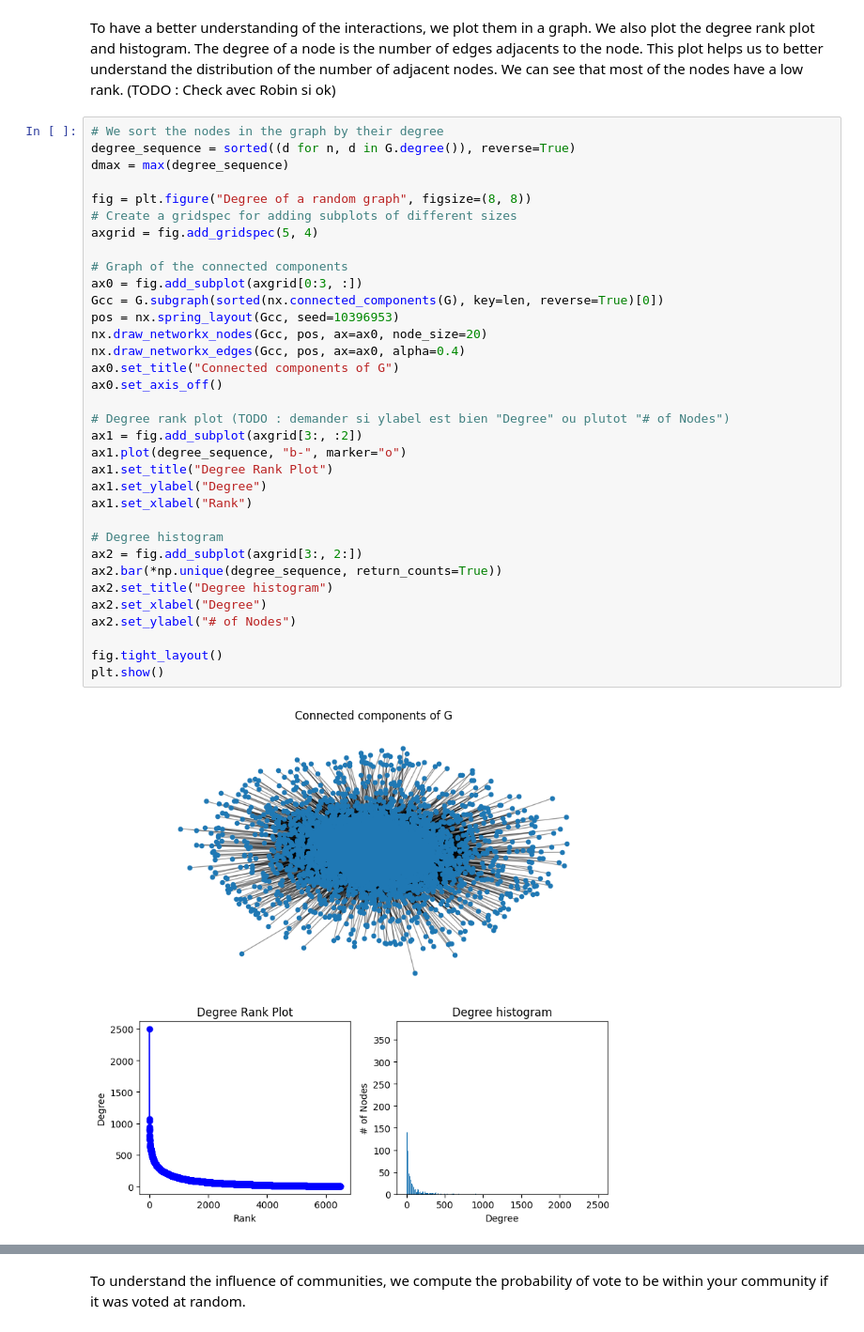
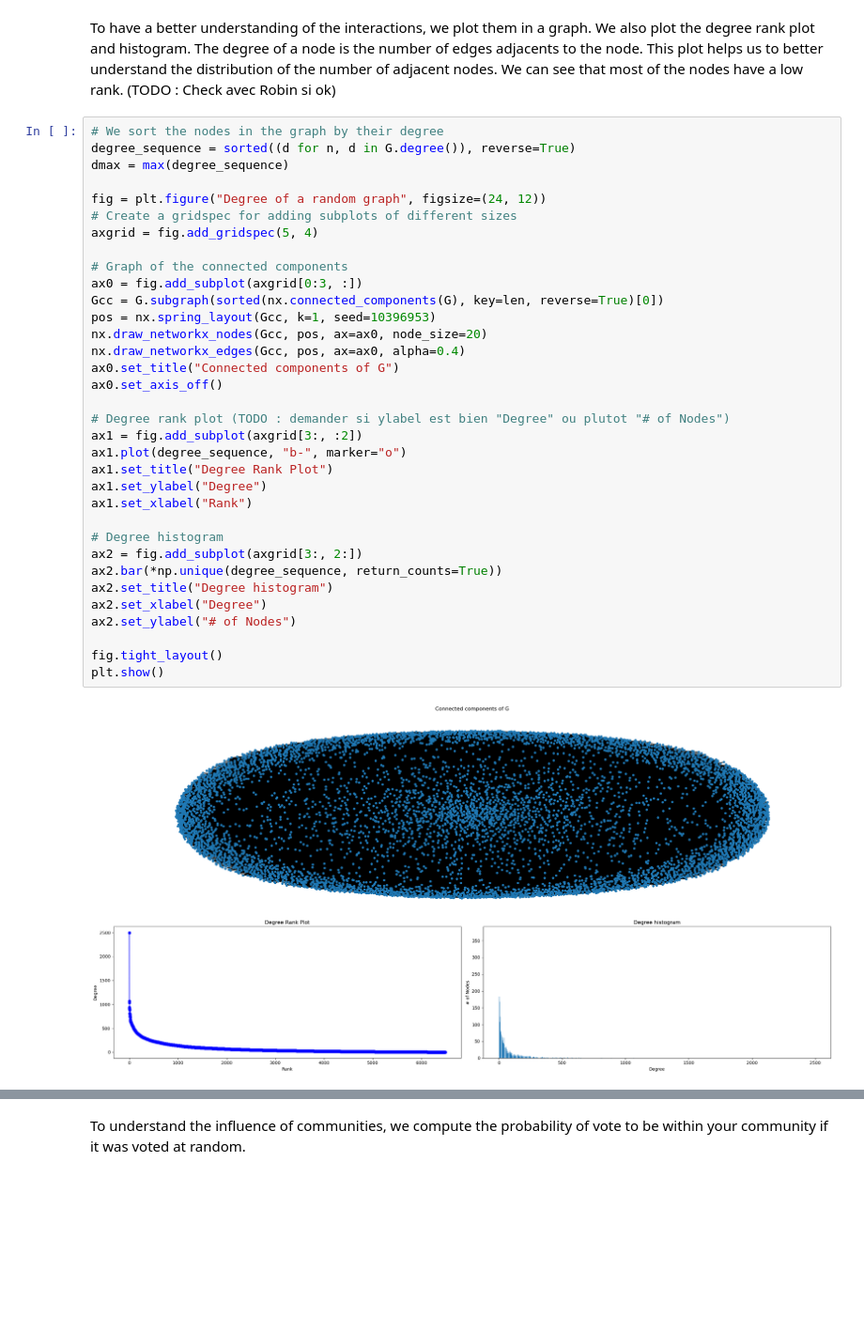
Before and after one commit to epfl-ada/ada-2023-project-thedatafreaks, a Jupyter notebook: notebooks/Communities.ipynb, the cells around one changed output, grey strips where cells are left out. Shown at 94% size. Cells and saved outputs as stored; diff of their text form; blank space fills up the shorter version.

Commit message:
remove graph full

```diff
--- a/notebooks/Communities.ipynb
+++ b/notebooks/Communities.ipynb
@@ -71,37 +57,37 @@ To have a better understanding of the interactions, we plot them in a graph. We
 degree_sequence = sorted((d for n, d in G.degree()), reverse=True)
 dmax = max(degree_sequence)
 
-fig = plt.figure("Degree of a random graph", figsize=(8, 8))
+fig = plt.figure("Degree of a random graph", figsize=(24, 12))
 # Create a gridspec for adding subplots of different sizes
 axgrid = fig.add_gridspec(5, 4)
 
 # Graph of the connected components
 ax0 = fig.add_subplot(axgrid[0:3, :])
 Gcc = G.subgraph(sorted(nx.connected_components(G), key=len, reverse=True)[0])
-pos = nx.spring_layout(Gcc, seed=10396953)
+pos = nx.spring_layout(Gcc, k=1, seed=10396953)
 nx.draw_networkx_nodes(Gcc, pos, ax=ax0, node_size=20)
 nx.draw_networkx_edges(Gcc, pos, ax=ax0, alpha=0.4)
 ax0.set_title("Connected components of G")
 ax0.set_axis_off()
 
 # Degree rank plot (TODO : demander si ylabel est bien "Degree" ou plutot "# of Nodes")
 ax1 = fig.add_subplot(axgrid[3:, :2])
 ax1.plot(degree_sequence, "b-", marker="o")
 ax1.set_title("Degree Rank Plot")
 ax1.set_ylabel("Degree")
 ax1.set_xlabel("Rank")
 
 # Degree histogram
 ax2 = fig.add_subplot(axgrid[3:, 2:])
 ax2.bar(*np.unique(degree_sequence, return_counts=True))
 ax2.set_title("Degree histogram")
 ax2.set_xlabel("Degree")
 ax2.set_ylabel("# of Nodes")
 
 fig.tight_layout()
 plt.show()
 # %% [output]
-[figure, old version]
+[figure, new version]
 # %%
 #We create the communities
 communities = nx.community.louvain_communities(G, resolution=1.5, seed=1078)
```
Also changed, not shown: parts of 12 cells of this notebook.
